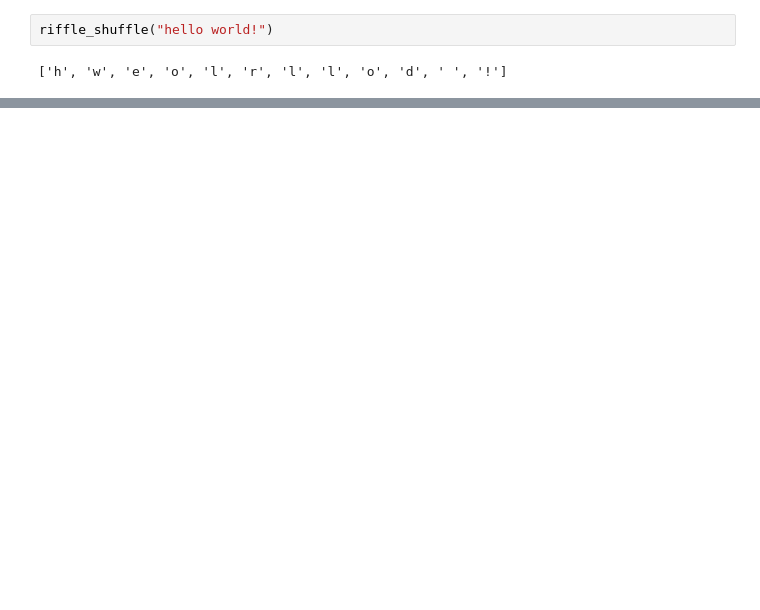
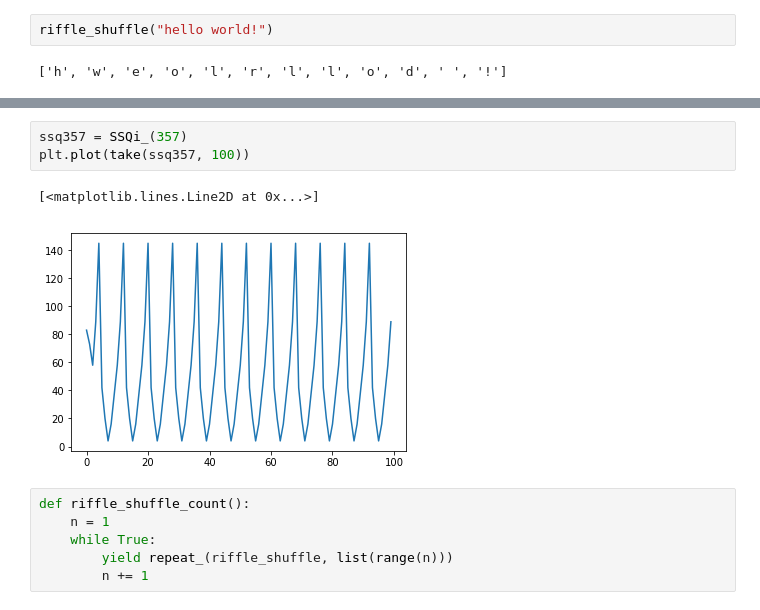
Before and after one commit to vikipedia/python-trainings, a Jupyter notebook: foundation/Adventures In Iterations.ipynb, the cells around one changed output, grey strips where cells are left out. Saved outputs shown, nothing was run; the diff lists cells and outputs as text; blank space fills up the shorter version.

```diff
--- a/foundation/Adventures In Iterations.ipynb
+++ b/foundation/Adventures In Iterations.ipynb
@@ -192,0 +380,12 @@ SSQi(25, 17)
+# %%
+ssq357 = SSQi_(357)
+plt.plot(take(ssq357, 100))
+# %% [output]
+[<matplotlib.lines.Line2D at 0x...>]
+[figure, added]
+# %%
+def riffle_shuffle_count():
+    n = 1
+    while True:
+        yield repeat_(riffle_shuffle, list(range(n)))
+        n += 1
```
Also changed, not shown: parts of 59 cells of this notebook.
